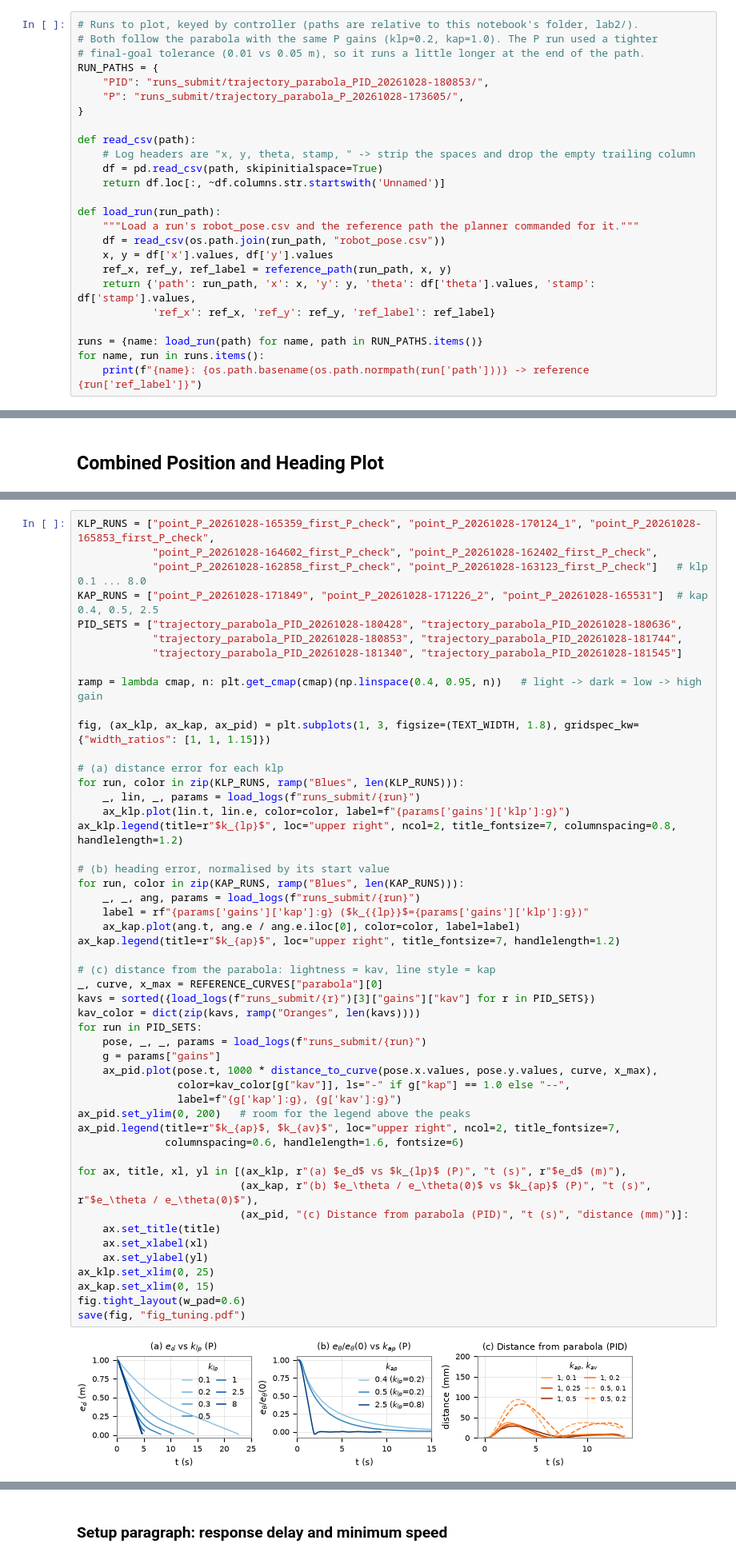
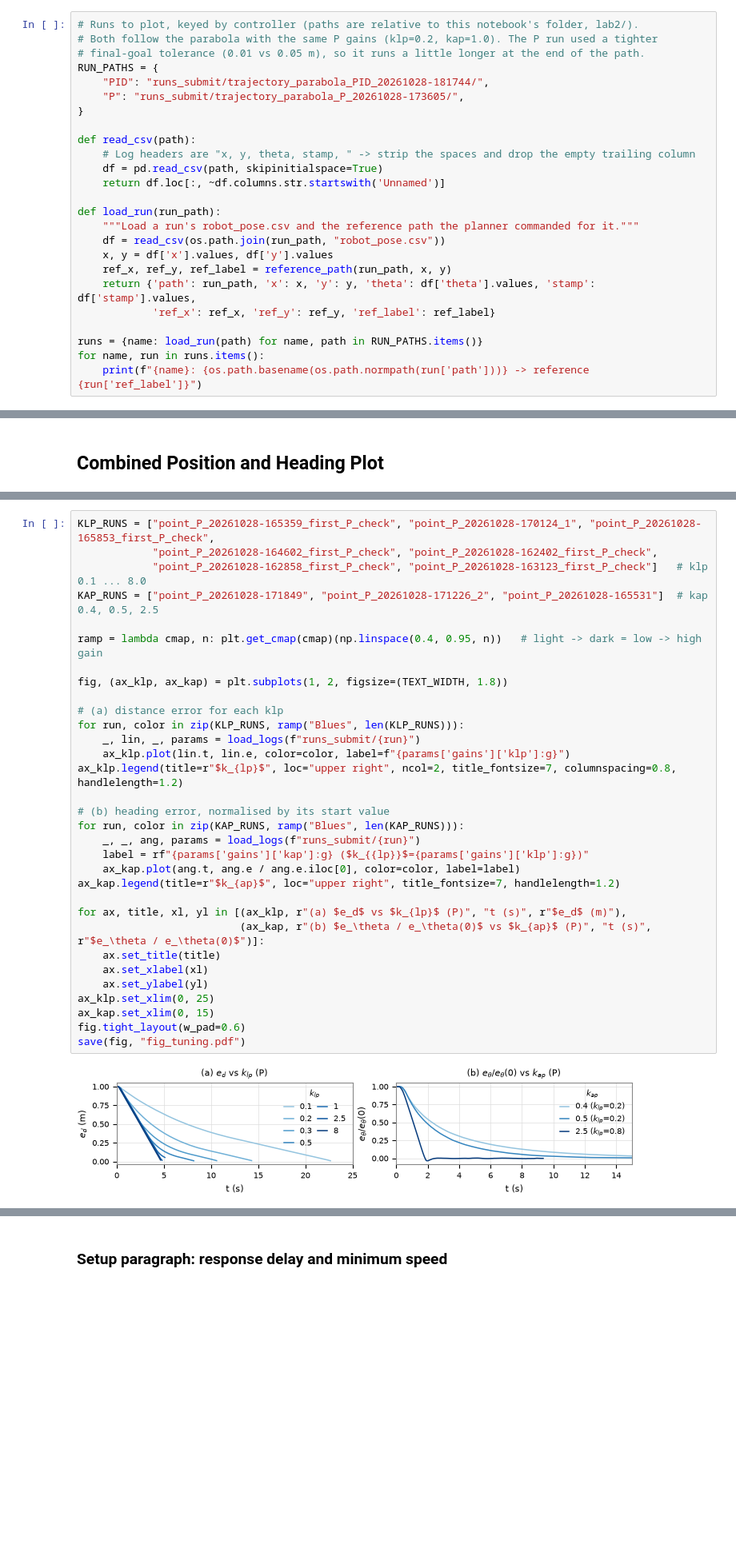
Before and after one commit to magicmath69/mte544-lab1, a Jupyter notebook: lab2/lab2.ipynb, the cells around one changed output, grey strips where cells are left out. Shown at 80% size. Drawn from its saved outputs; the diff is of its cells as text; blank space fills up the shorter version.

```diff
--- a/lab2/lab2.ipynb
+++ b/lab2/lab2.ipynb
@@ -50,7 +50,7 @@ def reference_path(run_path, x_robot, y_robot, num_points=30):
 # Both follow the parabola with the same P gains (klp=0.2, kap=1.0). The P run used a tighter
 # final-goal tolerance (0.01 vs 0.05 m), so it runs a little longer at the end of the path.
 RUN_PATHS = {
-    "PID": "runs_submit/trajectory_parabola_PID_20261028-180853/",
+    "PID": "runs_submit/trajectory_parabola_PID_20261028-181744/",
     "P": "runs_submit/trajectory_parabola_P_20261028-173605/",
 }
 
@@ -385,54 +390,36 @@ Distance gain sweep (P, goal 1 m ahead), heading gain sweep (P, goal behind), an
 KLP_RUNS = ["point_P_20261028-165359_first_P_check", "point_P_20261028-170124_1", "point_P_20261028-165853_first_P_check",
             "point_P_20261028-164602_first_P_check", "point_P_20261028-162402_first_P_check",
             "point_P_20261028-162858_first_P_check", "point_P_20261028-163123_first_P_check"]   # klp 0.1 ... 8.0
 KAP_RUNS = ["point_P_20261028-171849", "point_P_20261028-171226_2", "point_P_20261028-165531"]  # kap 0.4, 0.5, 2.5
-PID_SETS = ["trajectory_parabola_PID_20261028-180428", "trajectory_parabola_PID_20261028-180636",
-            "trajectory_parabola_PID_20261028-180853", "trajectory_parabola_PID_20261028-181744",
-            "trajectory_parabola_PID_20261028-181340", "trajectory_parabola_PID_20261028-181545"]
 
 ramp = lambda cmap, n: plt.get_cmap(cmap)(np.linspace(0.4, 0.95, n))   # light -> dark = low -> high gain
 
-fig, (ax_klp, ax_kap, ax_pid) = plt.subplots(1, 3, figsize=(TEXT_WIDTH, 1.8), gridspec_kw={"width_ratios": [1, 1, 1.15]})
+fig, (ax_klp, ax_kap) = plt.subplots(1, 2, figsize=(TEXT_WIDTH, 1.8))
 
 # (a) distance error for each klp
 for run, color in zip(KLP_RUNS, ramp("Blues", len(KLP_RUNS))):
     _, lin, _, params = load_logs(f"runs_submit/{run}")
     ax_klp.plot(lin.t, lin.e, color=color, label=f"{params['gains']['klp']:g}")
 ax_klp.legend(title=r"$k_{lp}$", loc="upper right", ncol=2, title_fontsize=7, columnspacing=0.8, handlelength=1.2)
 
 # (b) heading error, normalised by its start value
 for run, color in zip(KAP_RUNS, ramp("Blues", len(KAP_RUNS))):
     _, _, ang, params = load_logs(f"runs_submit/{run}")
     label = rf"{params['gains']['kap']:g} ($k_{{lp}}$={params['gains']['klp']:g})"
     ax_kap.plot(ang.t, ang.e / ang.e.iloc[0], color=color, label=label)
 ax_kap.legend(title=r"$k_{ap}$", loc="upper right", title_fontsize=7, handlelength=1.2)
 
-# (c) distance from the parabola: lightness = kav, line style = kap
-_, curve, x_max = REFERENCE_CURVES["parabola"][0]
-kavs = sorted({load_logs(f"runs_submit/{r}")[3]["gains"]["kav"] for r in PID_SETS})
-kav_color = dict(zip(kavs, ramp("Oranges", len(kavs))))
-for run in PID_SETS:
-    pose, _, _, params = load_logs(f"runs_submit/{run}")
-    g = params["gains"]
-    ax_pid.plot(pose.t, 1000 * distance_to_curve(pose.x.values, pose.y.values, curve, x_max),
-                color=kav_color[g["kav"]], ls="-" if g["kap"] == 1.0 else "--",
-                label=f"{g['kap']:g}, {g['kav']:g}")
-ax_pid.set_ylim(0, 200)   # room for the legend above the peaks
-ax_pid.legend(title=r"$k_{ap}$, $k_{av}$", loc="upper right", ncol=2, title_fontsize=7,
-              columnspacing=0.6, handlelength=1.6, fontsize=6)
-
 for ax, title, xl, yl in [(ax_klp, r"(a) $e_d$ vs $k_{lp}$ (P)", "t (s)", r"$e_d$ (m)"),
-                          (ax_kap, r"(b) $e_\theta / e_\theta(0)$ vs $k_{ap}$ (P)", "t (s)", r"$e_\theta / e_\theta(0)$"),
-                          (ax_pid, "(c) Distance from parabola (PID)", "t (s)", "distance (mm)")]:
+                          (ax_kap, r"(b) $e_\theta / e_\theta(0)$ vs $k_{ap}$ (P)", "t (s)", r"$e_\theta / e_\theta(0)$")]:
     ax.set_title(title)
     ax.set_xlabel(xl)
     ax.set_ylabel(yl)
 ax_klp.set_xlim(0, 25)
 ax_kap.set_xlim(0, 15)
 fig.tight_layout(w_pad=0.6)
 save(fig, "fig_tuning.pdf")
 # %% [output]
-[figure, old version]
+[figure, new version]
 # %% [markdown]
 ### Figure 3: trajectories
 
```
Also changed, not shown: parts of 21 cells of this notebook, 32 other files.
